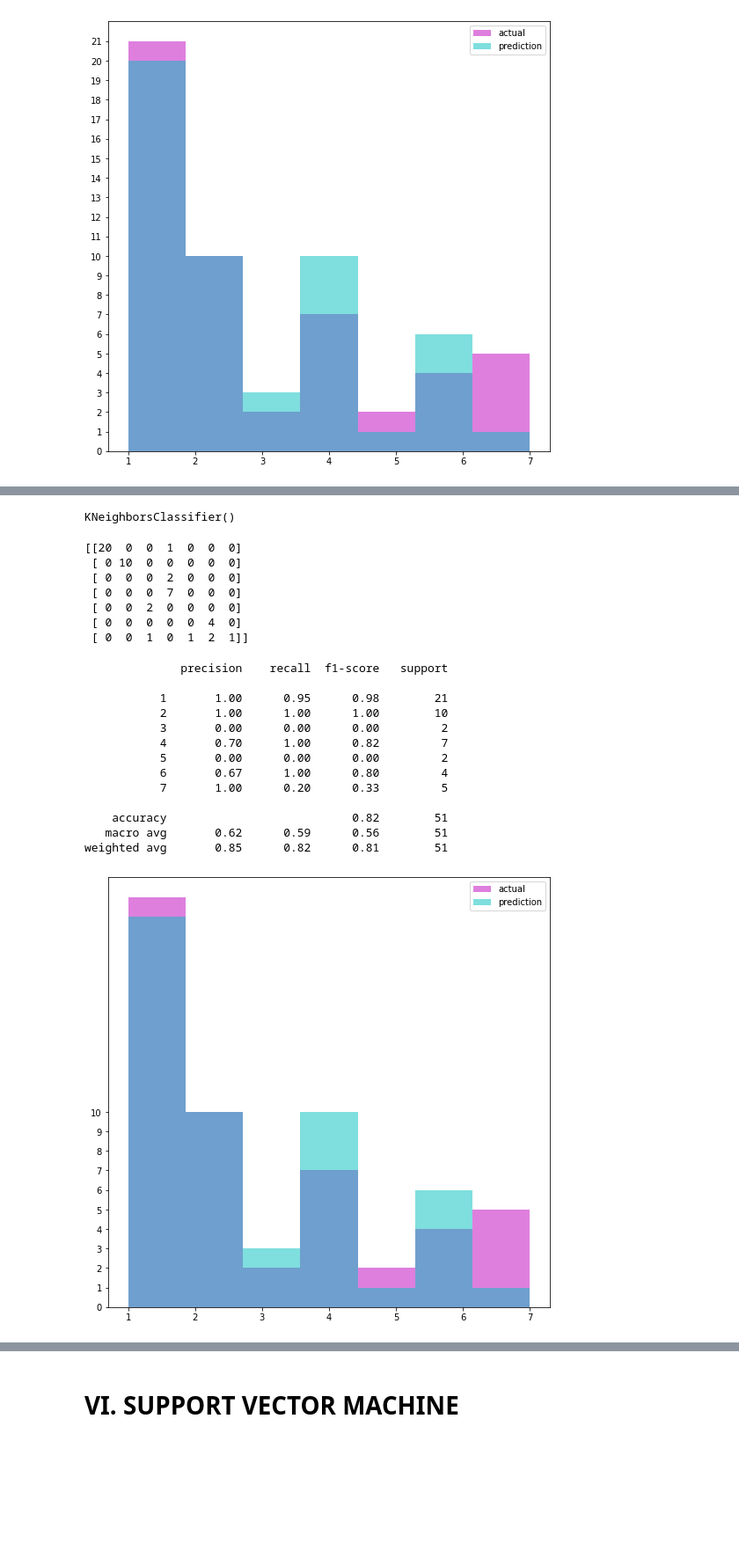
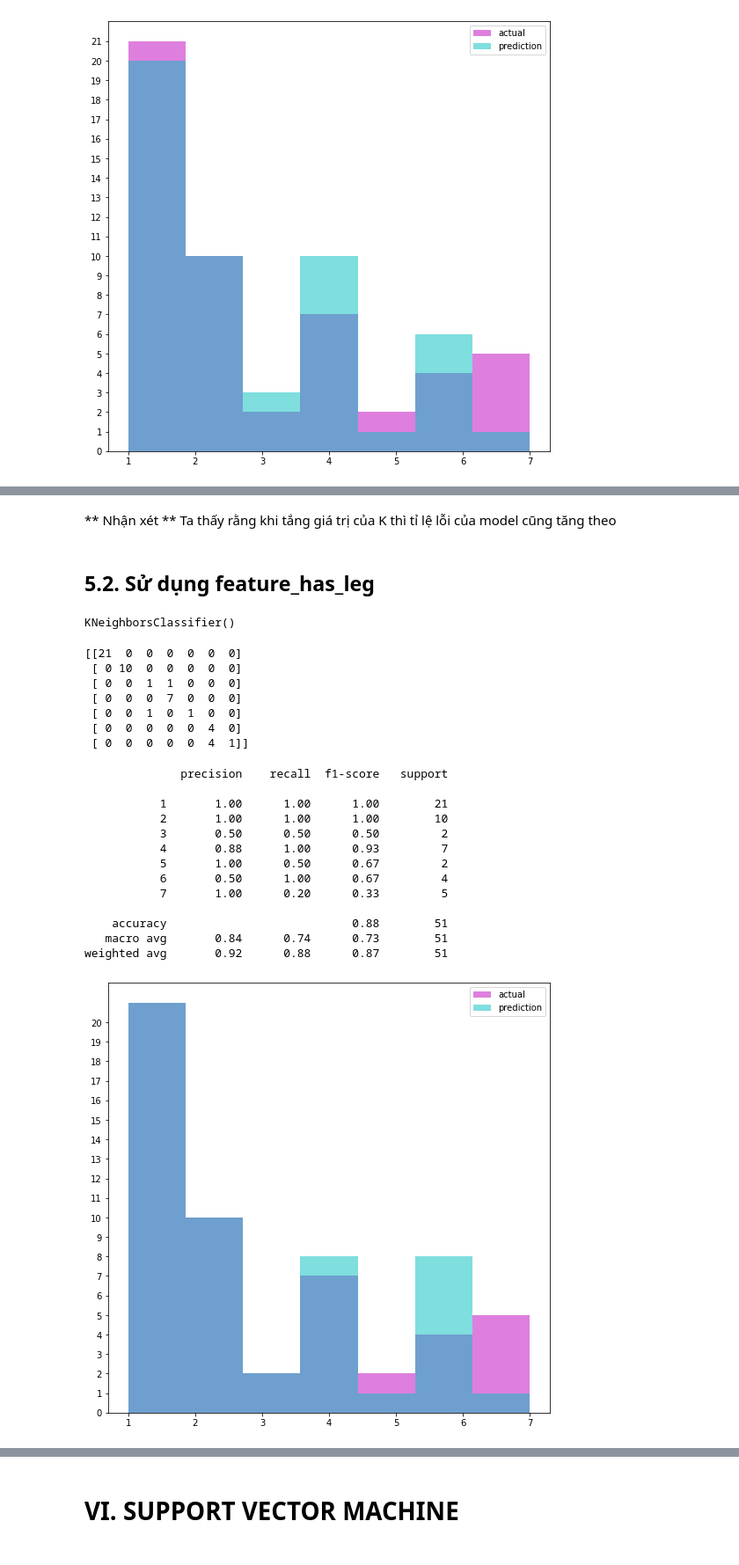
Before and after one commit to haibkhn/C4_Mining, a Jupyter notebook: final.ipynb, the cells around one changed output, grey strips where cells are left out. Shown at 88% size. Drawn from its saved outputs; the diff is of its cells as text; code cells hidden in the pictures; blank space fills up the shorter version.

```diff
--- a/final.ipynb
+++ b/final.ipynb
@@ -498,0 +662,25 @@ Best n_estimators =  50
+# %%
+s_max = 0
+rf_train_score_list = []
+rf_test_score_list = []
+for i in range(1,X_train_leg.shape[0]+1):
+    rf = RandomForestClassifier(n_estimators = i,random_state = 42)
+    rf.fit(X_train_leg,y_train_leg)
+    test_score = rf.score(X_test_leg,y_test_leg)
+    rf_test_score_list.append(test_score)
+    train_score = rf.score(X_train_leg,y_train_leg)
+    rf_train_score_list.append(train_score)
+    if test_score >= s_max :
+        s_max = test_score
+        index = i
+
+print("Best Score = ",s_max)
+print("Best n_estimators = ",index)
+
+plt.figure(figsize = (10,8))
+plt.plot(range(1,X_train_leg.shape[0]+1),rf_test_score_list,label = "test")
+plt.plot(range(1,X_train_leg.shape[0]+1),rf_train_score_list,label = "train")
+plt.legend()
+plt.xlabel("n estimators")
+plt.ylabel("Scores")
+plt.show()
@@ -558,11 +768,11 @@ for i in k_list:
 # %%
-#visualize when using different value of n
+#Thêm thuộc tính cho đồ thị
 plt.plot(k_list,mean_scores, marker='o')
-plt.title('Accuracy of different of K')
-plt.xlabel("Values of K")
+plt.title('Đồ thị biểu diễn độ chính xác của các giá trị khác nhau của K')
+plt.xlabel("Giá trị của K")
 plt.ylabel("Mean Accuracy Score")
 plt.xticks(k_list)
-plt.rcParams['figure.figsize'] = (12,12)
+plt.rcParams['figure.figsize'] = (15,12)
 
 plt.show()
 # %% [output]
@@ -610,5 +794,10 @@ X2_train, X2_test, y2_train, y2_test = train_test_split(X2,y2,random_state = 0)
+# %% [markdown]
+** Nhận xét **
+Ta thấy rằng khi tắng giá trị của K thì tỉ lệ lỗi của model cũng tăng theo
+# %% [markdown]
+<h2>5.2. Sử dụng feature_has_leg </h2>
 # %%
-knn = KNeighborsClassifier(n_neighbors = 5)
-knn.fit(X_train, y_train)
+knn_leg = KNeighborsClassifier(n_neighbors = 5)
+knn_leg.fit(X_train_leg, y_train_leg)
 # %% [output]
 KNeighborsClassifier()
@@ -617,26 +804,28 @@ y_pred = knn.predict(X_test)
+# %%
+y_pred_leg = knn_leg.predict(X_test_leg)
 # %%
-print(confusion_matrix(y_test,y_pred))
+print(confusion_matrix(y_test_leg,y_pred_leg))
 # %% [output]
-[[20  0  0  1  0  0  0]
+[[21  0  0  0  0  0  0]
  [ 0 10  0  0  0  0  0]
- [ 0  0  0  2  0  0  0]
+ [ 0  0  1  1  0  0  0]
  [ 0  0  0  7  0  0  0]
- [ 0  0  2  0  0  0  0]
+ [ 0  0  1  0  1  0  0]
  [ 0  0  0  0  0  4  0]
- [ 0  0  1  0  1  2  1]]
+ [ 0  0  0  0  0  4  1]]
 # %%
-print(classification_report(y_test,y_pred))
+print(classification_report(y_test_leg,y_pred_leg))
 # %% [output]
               precision    recall  f1-score   support
 
-           1       1.00      0.95      0.98        21
+           1       1.00      1.00      1.00        21
            2       1.00      1.00      1.00        10
-           3       0.00      0.00      0.00         2
-           4       0.70      1.00      0.82         7
-           5       0.00      0.00      0.00         2
-           6       0.67      1.00      0.80         4
+           3       0.50      0.50      0.50         2
+           4       0.88      1.00      0.93         7
+           5       1.00      0.50      0.67         2
+           6       0.50      1.00      0.67         4
            7       1.00      0.20      0.33         5
 
-    accuracy                           0.82        51
-   macro avg       0.62      0.59      0.56        51
-weighted avg       0.85      0.82      0.81        51
+    accuracy                           0.88        51
+   macro avg       0.84      0.74      0.73        51
+weighted avg       0.92      0.88      0.87        51
@@ -643,13 +838,13 @@ weighted avg       0.85      0.82      0.81        51
 # %%
 plt.rcParams['figure.figsize'] = (9,9)
 _, ax = plt.subplots()
-ax.hist(y_test, color = 'm', alpha = 0.5, label = 'actual', bins=7)
-ax.hist(y_pred, color = 'c', alpha = 0.5, label = 'prediction', bins=7)
-ax.yaxis.set_ticks(np.arange(0,11))
+ax.hist(y_test_leg, color = 'm', alpha = 0.5, label = 'actual', bins=7)
+ax.hist(y_pred_leg, color = 'c', alpha = 0.5, label = 'prediction', bins=7)
+ax.yaxis.set_ticks(np.arange(0,21))
 ax.legend(loc = 'best')
 plt.show()
 # %% [output]
-[figure, old version]
+[figure, new version]
 # %%
 k_list = np.arange(1, 50, 2)
 mean_scores2 = []
```
Also changed, not shown: parts of 79 cells of this notebook, 1 other file.
